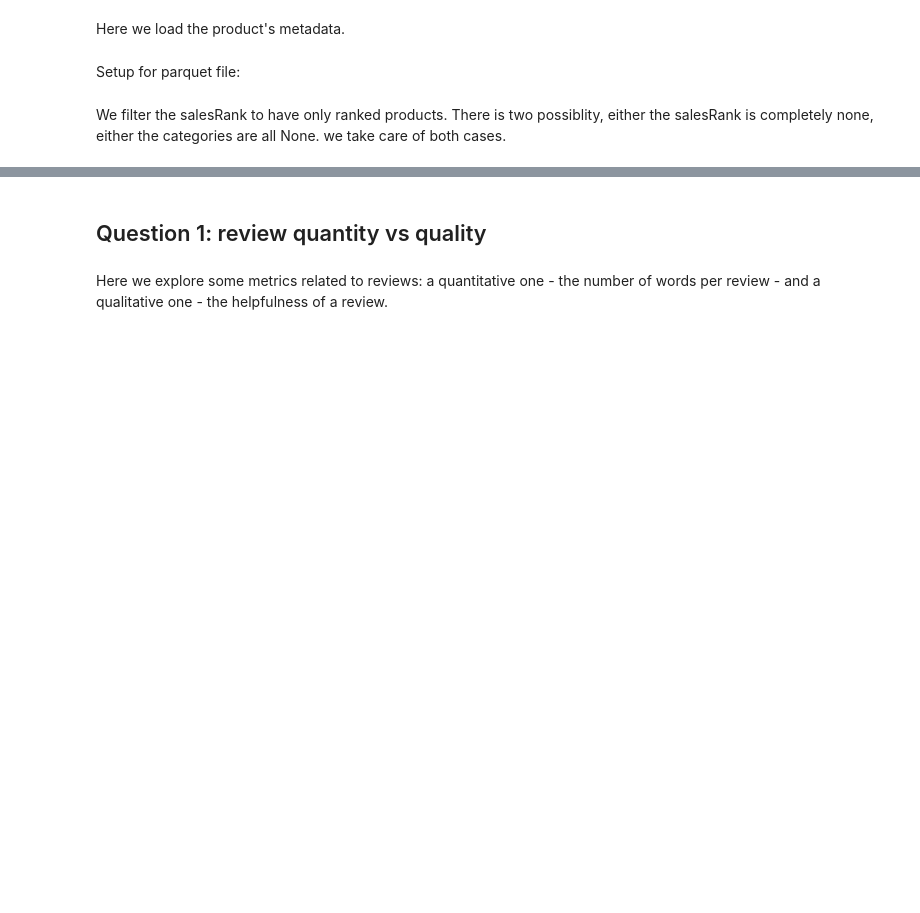
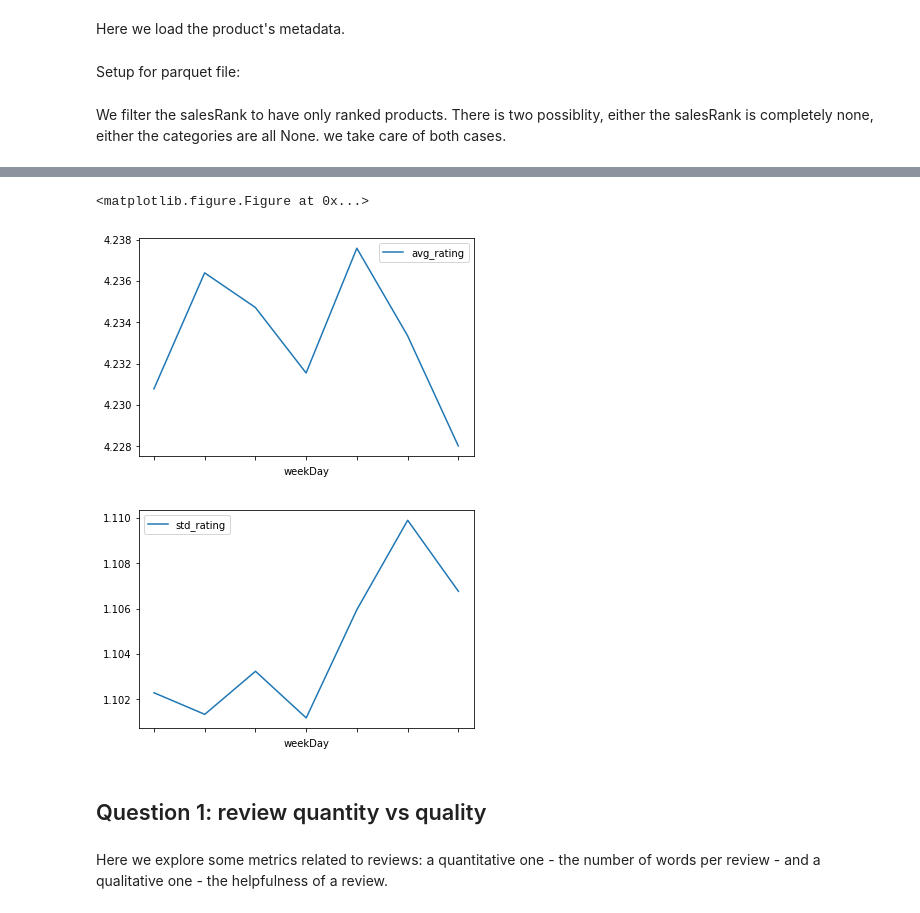
Before and after one commit to raphaelBarman/ADA-dh, a Jupyter notebook: project/Subset Exploration.ipynb, the cells around one changed output, grey strips where cells are left out. Cells and saved outputs as stored; diff of their text form; code cells hidden in the pictures; blank space fills up the shorter version.

```diff
--- a/project/Subset Exploration.ipynb
+++ b/project/Subset Exploration.ipynb
@@ -103,3 +156,18 @@ filtered_meta_df.count()
+# %%
+from datetime import datetime
+weekDay = udf(lambda x: datetime.fromtimestamp(x).strftime("%A"), StringType())
+avg_weekday = df_review.withColumn("weekDay", day("unixReviewTime")).groupBy("weekDay").agg(F.mean("overall").alias("avg_rating"), F.stddev("overall").alias("std_rating")).toPandas()
+# %%
+avg_weekday["weekDay"] = pd.Categorical(avg_weekday['weekDay'], categories=['Monday','Tuesday','Wednesday','Thursday','Friday','Saturday', 'Sunday'], ordered=True)
+avg_weekday = avg_weekday.set_index("weekDay").sort_index()
+plt.figure(0)
+avg_weekday.drop("std_rating", axis=1).plot();
+plt.figure(1)
+avg_weekday.drop("avg_rating", axis=1).plot();
+# %% [output]
+<matplotlib.figure.Figure at 0x...>
+[figure, added]
+[figure, added]
 # %% [markdown]
 ## Question 1: review quantity vs quality
 # %% [markdown]
```
Also changed, not shown: parts of 66 cells of this notebook.
